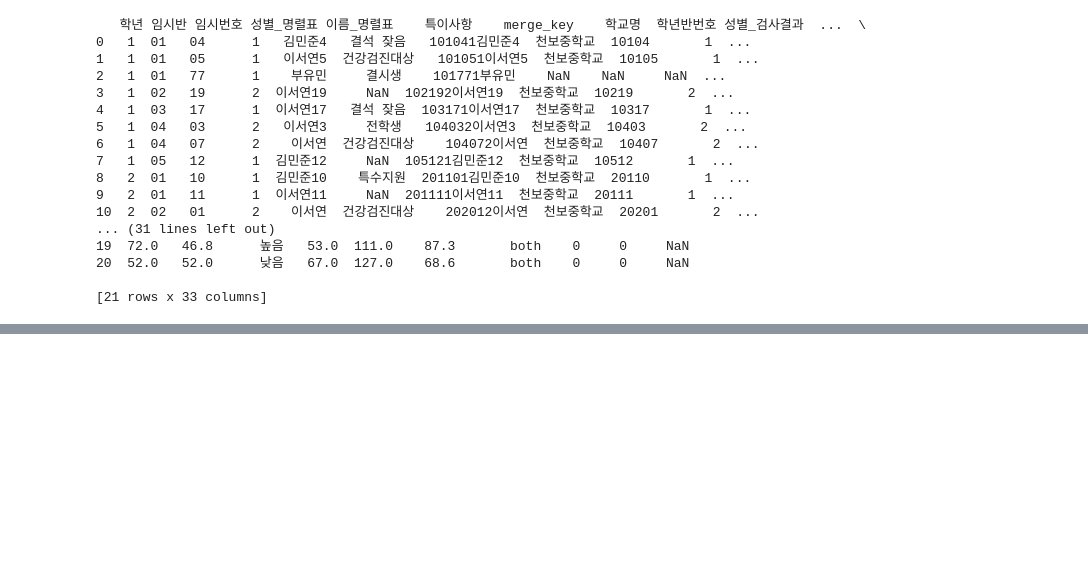
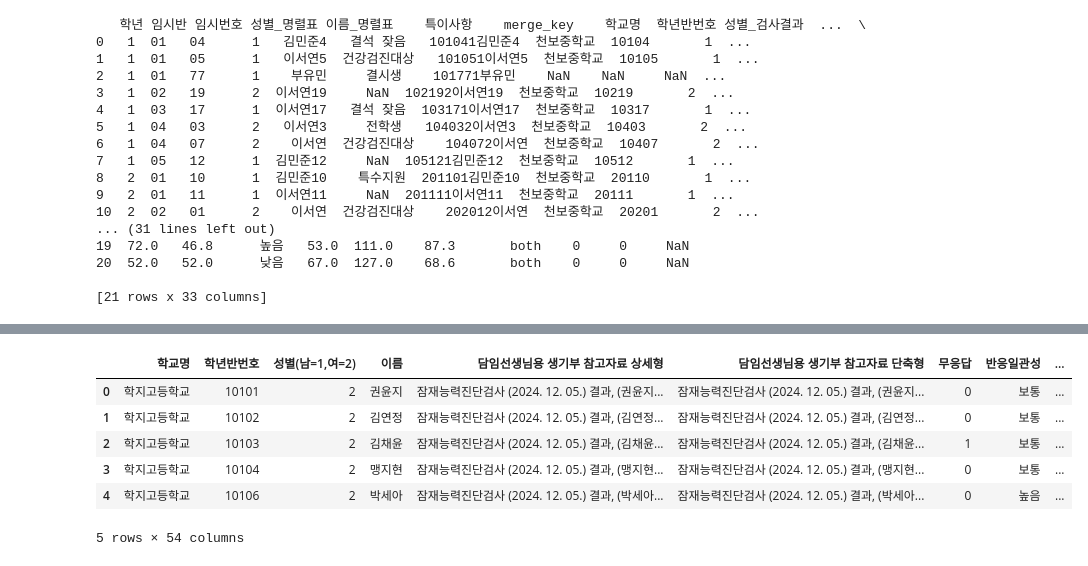
Before and after one commit to Byumin/group_classification, a Jupyter notebook: proto_sortedbase.ipynb, the cells around one changed output, grey strips where cells are left out. Cells and saved outputs as stored; diff of their text form; code cells hidden in the pictures; blank space fills up the shorter version.

```diff
--- a/proto_sortedbase.ipynb
+++ b/proto_sortedbase.ipynb
@@ -1273,0 +1328,15 @@ print(merged_df)
+# %%
+flatten_cols = []
+for col_tuple in df_1.columns:
+    temp_col = []
+    for element in col_tuple:
+        if 'Unnamed' not in str(element):
+            temp_col.append(str(element))
+        else:
+            pass
+    if len(temp_col) >= 2:
+        temp_col = '_'.join(map(str, temp_col))
+        flatten_cols.append(temp_col)
+    else:
+        flatten_cols.append(temp_col[0])
+flatten_cols
@@ -1273,0 +1361,37 @@ print(merged_df)
+# %%
+def flatten_multiindex_columns(cols): # 다중 컬럼 구조 해제 함수
+    flatten_cols = []
+    for col_tuple in cols:
+        temp_col = []
+        for element in col_tuple:
+            if 'Unnamed' not in str(element):
+                temp_col.append(str(element))
+            else:
+                pass
+        if len(temp_col) >= 2:
+            temp_col = "_".join(map(str, temp_col))
+            flatten_cols.append(temp_col)
+        else:
+            flatten_cols.append(temp_col[0])
+    return flatten_cols
+df_1.columns = flatten_multiindex_columns(df_1.columns)
+# 안전하게 '성별(남=1,여=2)' 계열 컬럼을 '성별'로 변경
+rename_map = {}
+for col in df_1.columns:
+    # 다양한 형태의 성별 컬럼명에 대응 (공백, 개행, 언더스코어 등)
+    if '성별' in col and ('남' in col or '여' in col):
+        rename_map[col] = '성별'
+if rename_map:
+    df_1.rename(columns=rename_map, inplace=True)
+# %%
+df_1 = pd.read_excel('C:/Users/USER/group_classification/기존 반편성 vba/최신 검사 결과/2024학년도 학지고등학교 1학년 잠재능력검사 B type(인성)_청소년용 엑셀자료.xlsx', header=[0,1])
+df_1.columns = flatten_multiindex_columns(df_1.columns)
+df_1
+# %% [output]
+|  | 학교명 | 학년반번호 | 성별(남=1,여=2) | 이름 | 담임선생님용 생기부 참고자료 상세형 | 담임선생님용 생기부 참고자료 단축형 | 무응답 | 반응일관성 | ... |
+| 0 | 학지고등학교 | 10101 | 2 | 권윤지 | 잠재능력진단검사 (2024. 12. 05.) 결과, (권윤지... | 잠재능력진단검사 (2024. 12. 05.) 결과, (권윤지... | 0 | 보통 | ... |
+| 1 | 학지고등학교 | 10102 | 2 | 김연정 | 잠재능력진단검사 (2024. 12. 05.) 결과, (김연정... | 잠재능력진단검사 (2024. 12. 05.) 결과, (김연정... | 0 | 보통 | ... |
+| 2 | 학지고등학교 | 10103 | 2 | 김채윤 | 잠재능력진단검사 (2024. 12. 05.) 결과, (김채윤... | 잠재능력진단검사 (2024. 12. 05.) 결과, (김채윤... | 1 | 보통 | ... |
+| 3 | 학지고등학교 | 10104 | 2 | 맹지현 | 잠재능력진단검사 (2024. 12. 05.) 결과, (맹지현... | 잠재능력진단검사 (2024. 12. 05.) 결과, (맹지현... | 0 | 보통 | ... |
+| 4 | 학지고등학교 | 10106 | 2 | 박세아 | 잠재능력진단검사 (2024. 12. 05.) 결과, (박세아... | 잠재능력진단검사 (2024. 12. 05.) 결과, (박세아... | 0 | 높음 | ... |
+5 rows × 54 columns
```
Also changed, not shown: parts of 9 cells of this notebook, 24 other files.
